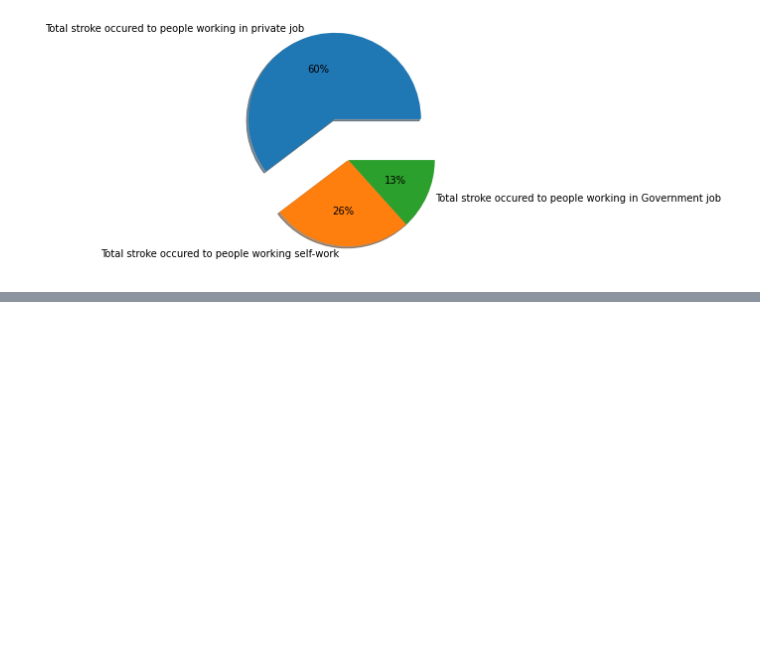
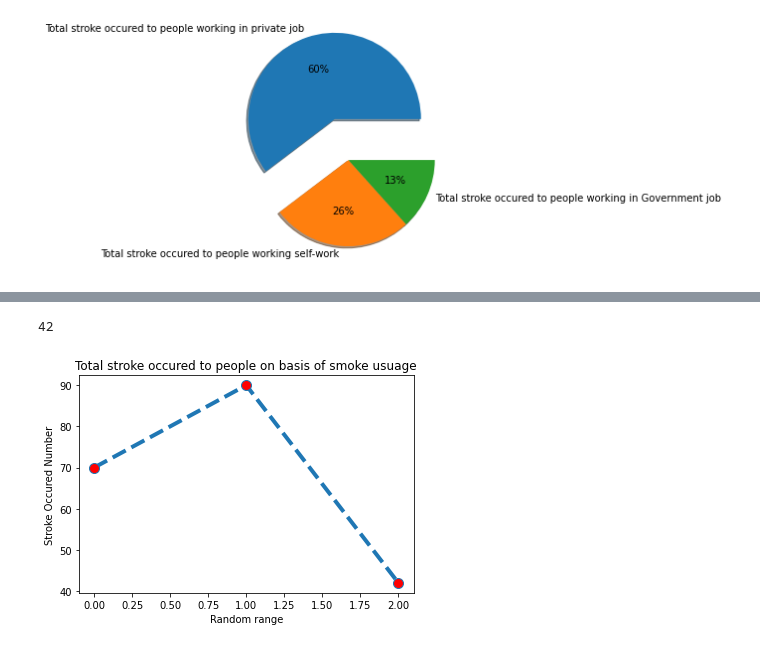
Before and after one commit to BibekRai44/Stroke-Analysis, a Jupyter notebook: stroke-prediction-and-analysis.ipynb, the cells around one changed output, grey strips where cells are left out. Saved outputs shown, nothing was run; the diff lists cells and outputs as text; code cells hidden in the pictures; blank space fills up the shorter version.

Commit message:
subplot

```diff
--- a/stroke-prediction-and-analysis.ipynb
+++ b/stroke-prediction-and-analysis.ipynb
@@ -288,0 +367,4 @@ plt.show()
+# %%
+#total stroke occured to people who never smoked
+totalneversmoked=sum(newdf.stroke)
+totalneversmoked
@@ -288,0 +373,4 @@ plt.show()
+# %%
+#making dataframe copy
+newdf5=df.copy()
+newdf5
@@ -288,0 +391,4 @@ plt.show()
+# %%
+#filtering dataframe where people smokes
+newdf=newdf5[newdf5.smoking_status=='smokes']
+newdf
@@ -288,0 +409,16 @@ plt.show()
+# %%
+#total stroke occured to people who smokes
+totalsmokestroke=sum(newdf.stroke)
+totalsmokestroke
+# %% [output]
+42
+# %%
+#subplot
+x=([totalformerlysmoked,totalneversmoked,totalsmokestroke])
+plt.plot(x,marker='o',ms=10,mfc='r',linestyle='dashed',linewidth=4)
+plt.title('Total stroke occured to people on basis of smoke usuage')
+plt.ylabel('Stroke Occured Number')
+plt.xlabel('Random range')
+plt.show()
+# %% [output]
+[figure, added]
```
Also changed, not shown: parts of 8 cells of this notebook.
